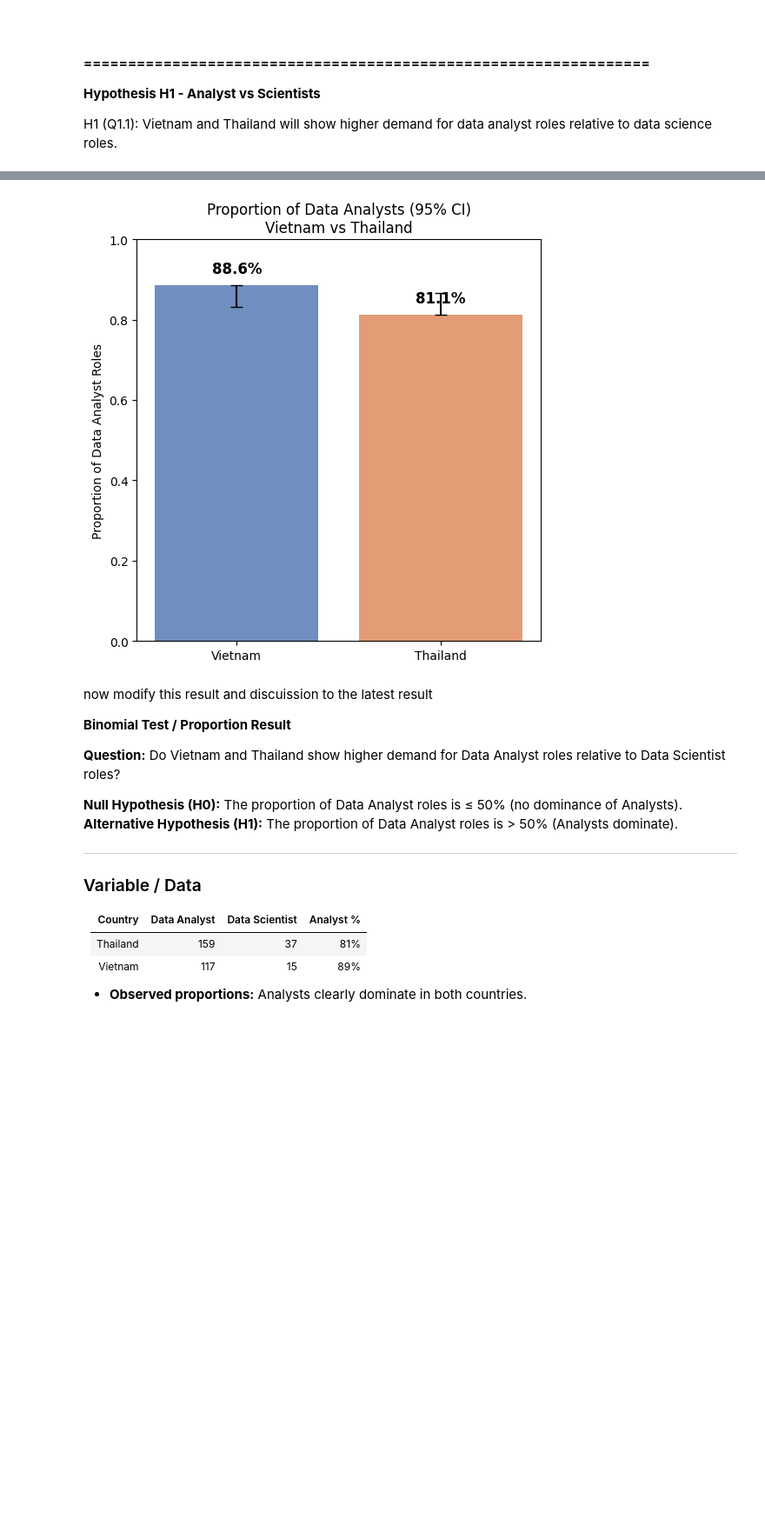
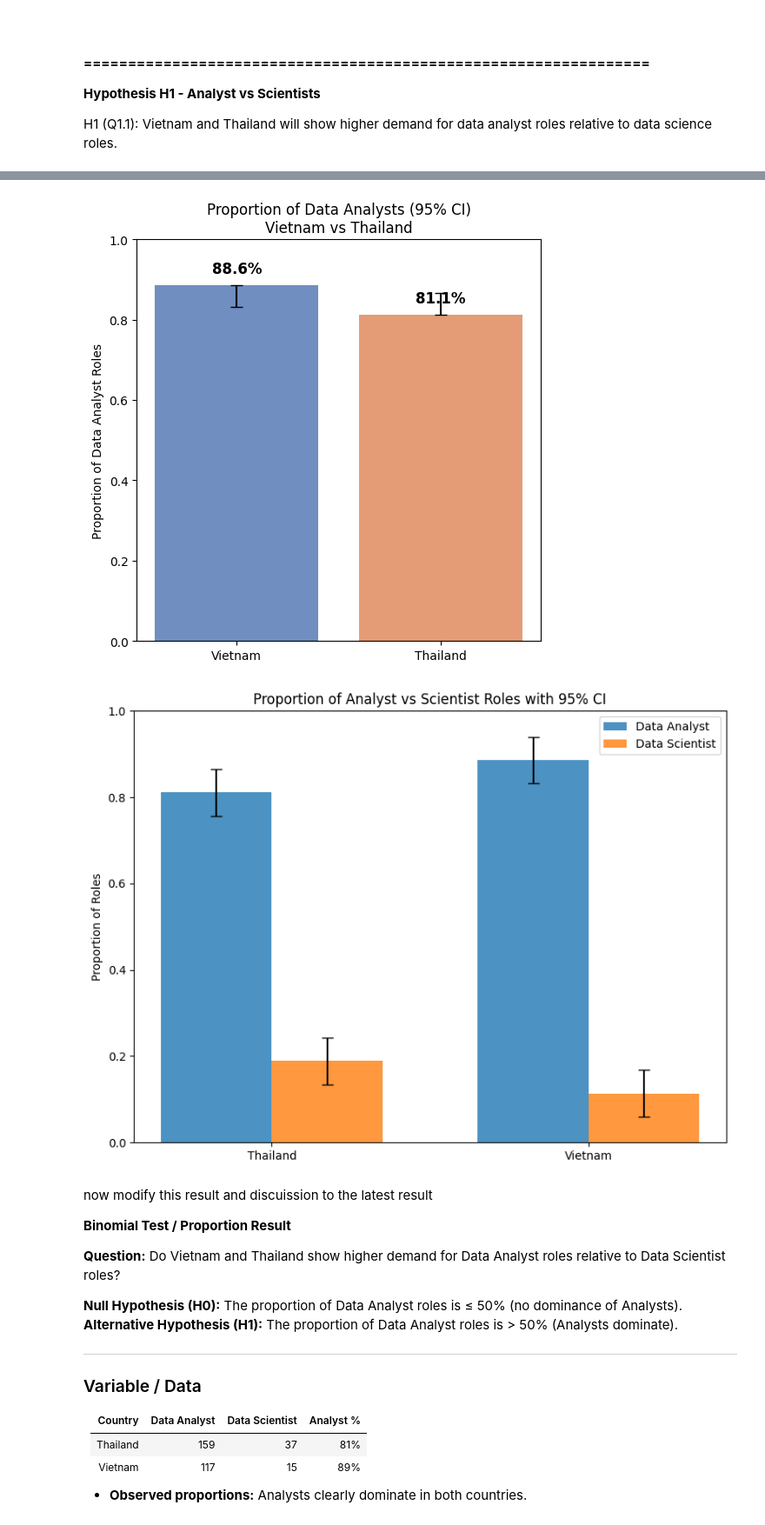
Before and after one commit to KMarttt/jobstreet-scrapper, a Jupyter notebook: data_title_analyzation/q1_analyzation.ipynb, the cells around one changed output, grey strips where cells are left out. Shown at 87% size. Drawn from its saved outputs; the diff is of its cells as text; code cells hidden in the pictures; blank space fills up the shorter version.

```diff
--- a/data_title_analyzation/q1_analyzation.ipynb
+++ b/data_title_analyzation/q1_analyzation.ipynb
@@ -220,33 +220,84 @@ for i, (p, ci) in enumerate(zip(props, confint)):
 
     ax.errorbar(
         i, p,
         yerr=np.array([[lower_err], [upper_err]]),
         fmt='none', c='black', capsize=5, lw=1.5
     )
 
     ax.text(i, p+0.03, f"{p*100:.1f}%", ha='center', fontsize=12, fontweight='bold')
 
 ax.set_ylim(0,1)
 ax.set_ylabel("Proportion of Data Analyst Roles")
 ax.set_title("Proportion of Data Analysts (95% CI)\nVietnam vs Thailand")
 plt.show()
+
+
+# Prepare proportions + CI for both roles
+countries = role_counts.index.tolist()
+roles = role_counts.columns.tolist()
+
+props = []
+confints = []
+labels = []
+
+for country in countries:
+    n_total = role_counts.loc[country].sum()
+    for role in roles:
+        count = role_counts.loc[country, role]
+        prop = count / n_total
+        ci_low, ci_high = sm.stats.proportion_confint(count, n_total, alpha=0.05, method='normal')
+
+        props.append(prop)
+        confints.append((prop - ci_low, ci_high - prop))
+        labels.append((country.title(), role))
+
+# Convert to arrays
+props = np.array(props)
+confints = np.array(confints).T  # shape for errorbar
+
+# Plot
+fig, ax = plt.subplots(figsize=(8,6))
+x = np.arange(len(countries))
+bar_width = 0.35
+
+for i, role in enumerate(roles):
+    idx = [j for j, (_, r) in enumerate(labels) if r == role]
+    ax.bar(
+        x + i*bar_width - bar_width/2,
+        props[idx],
+        bar_width,
+        label=role,
+        yerr=confints[:, idx],
+        capsize=5,
+        alpha=0.8
+    )
+
+ax.set_xticks(x)
+ax.set_xticklabels([c.title() for c in countries])
+ax.set_ylim(0,1)
+ax.set_ylabel("Proportion of Roles")
+ax.set_title("Proportion of Analyst vs Scientist Roles with 95% CI")
+ax.legend()
+plt.tight_layout()
+plt.show()
 # %% [output]
 Counts:
  h1_role   Data Analyst  Data Scientist
 country
 thailand           159              37
 vietnam            117              15
 
 Proportions:
  h1_role   Data Analyst  Data Scientist
 country
 thailand      0.811224        0.188776
 vietnam       0.886364        0.113636
 
 Two-proportion z-test (Vietnam vs Thailand): Z = 1.827, p = 0.0677
 One-sided test (Vietnam > Thailand): p = 0.0338
 [figure]
 [figure]
+[figure, added]
 # %% [markdown]
 now modify this result and discuission to the latest result
 
```
